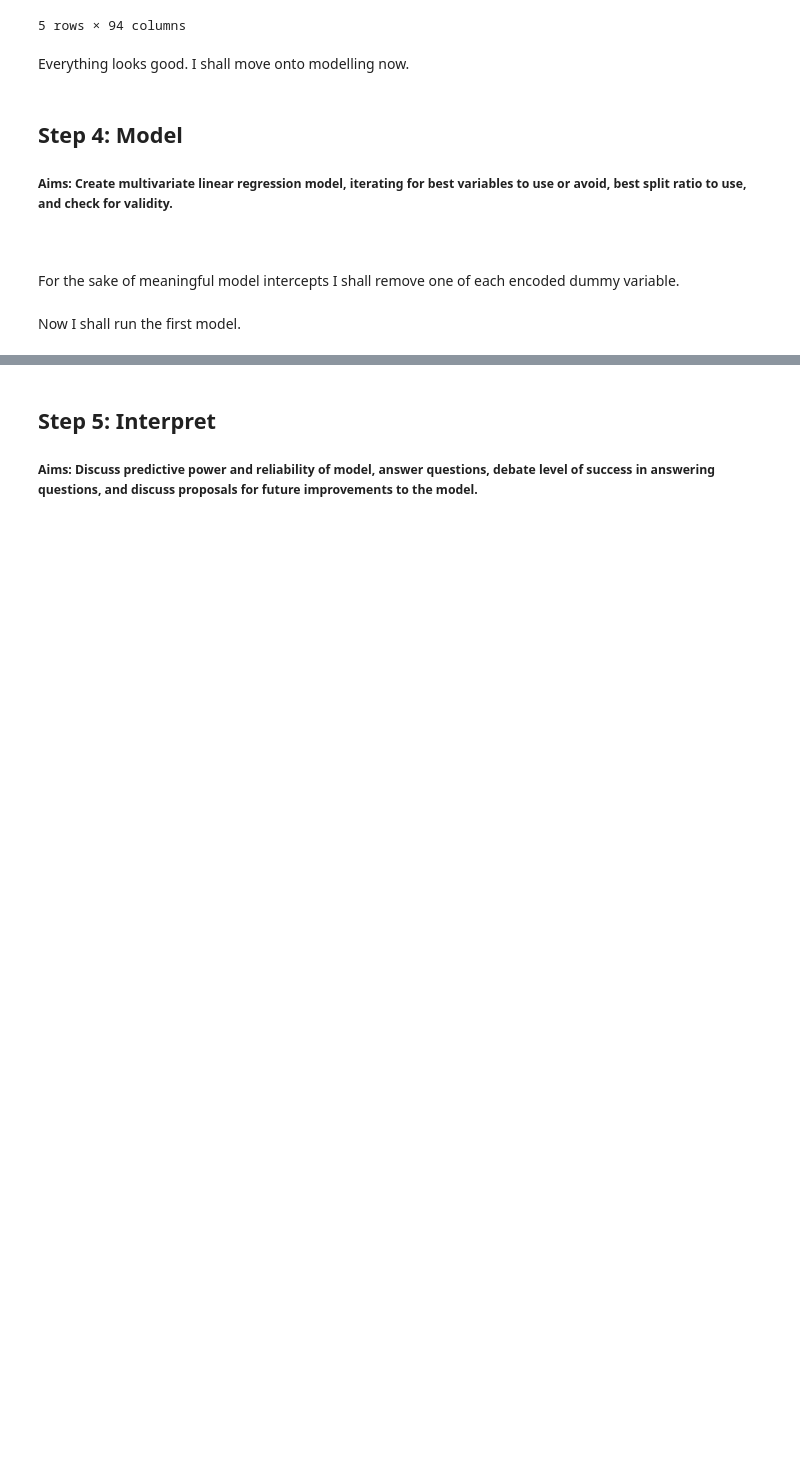
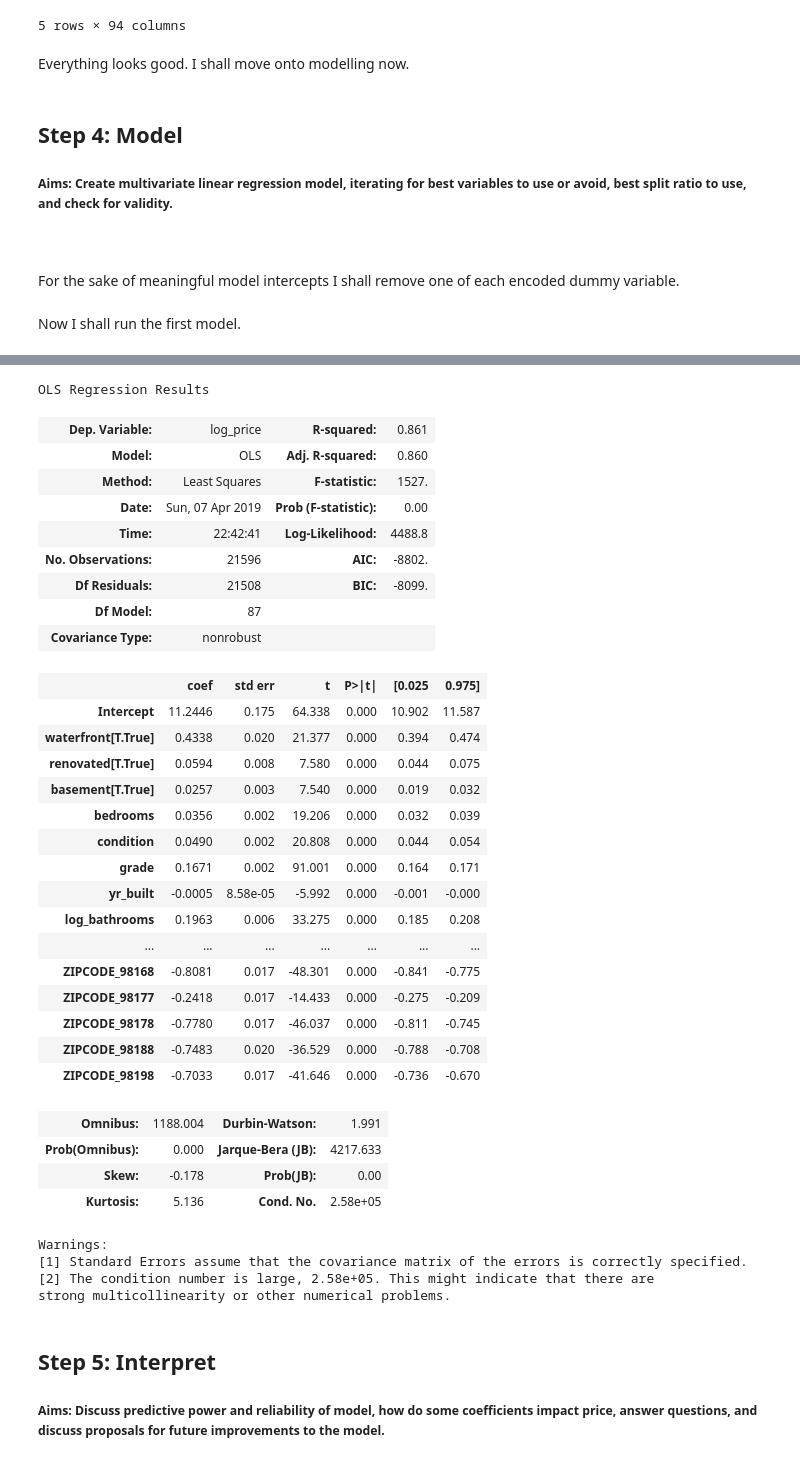
Before and after one commit to MatthewCFreeman/Project-1-KC-Housing-Data, a Jupyter notebook: Project-1-Notebook.ipynb, the cells around one changed output, grey strips where cells are left out. Cells and saved outputs as stored; diff of their text form; code cells hidden in the pictures; blank space fills up the shorter version.

```diff
--- a/Project-1-Notebook.ipynb
+++ b/Project-1-Notebook.ipynb
@@ -817,4 +891,44 @@ adj_r_list.append(adjusted_r_squared)
+# %%
+sum_cols = "+".join(kc_df_features.drop('log_price', axis=1).columns)
+form = "log_price ~" + sum_cols
+model = smf.ols(formula= form, data= kc_df_features).fit()
+model.summary()
+# %% [output]
+OLS Regression Results
+| Dep. Variable: | log_price | R-squared: | 0.861 |
+| Model: | OLS | Adj. R-squared: | 0.860 |
+| Method: | Least Squares | F-statistic: | 1527. |
+| Date: | Sun, 07 Apr 2019 | Prob (F-statistic): | 0.00 |
+| Time: | 22:42:41 | Log-Likelihood: | 4488.8 |
+| No. Observations: | 21596 | AIC: | -8802. |
+| Df Residuals: | 21508 | BIC: | -8099. |
+| Df Model: | 87 |  |  |
+| Covariance Type: | nonrobust |  |  |
+|  | coef | std err | t | P>|t| | [0.025 | 0.975] |
+| Intercept | 11.2446 | 0.175 | 64.338 | 0.000 | 10.902 | 11.587 |
+| waterfront[T.True] | 0.4338 | 0.020 | 21.377 | 0.000 | 0.394 | 0.474 |
+| renovated[T.True] | 0.0594 | 0.008 | 7.580 | 0.000 | 0.044 | 0.075 |
+| basement[T.True] | 0.0257 | 0.003 | 7.540 | 0.000 | 0.019 | 0.032 |
+| bedrooms | 0.0356 | 0.002 | 19.206 | 0.000 | 0.032 | 0.039 |
+| condition | 0.0490 | 0.002 | 20.808 | 0.000 | 0.044 | 0.054 |
+| grade | 0.1671 | 0.002 | 91.001 | 0.000 | 0.164 | 0.171 |
+| yr_built | -0.0005 | 8.58e-05 | -5.992 | 0.000 | -0.001 | -0.000 |
+| log_bathrooms | 0.1963 | 0.006 | 33.275 | 0.000 | 0.185 | 0.208 |
+| ... | ... | ... | ... | ... | ... | ... |
+| ZIPCODE_98168 | -0.8081 | 0.017 | -48.301 | 0.000 | -0.841 | -0.775 |
+| ZIPCODE_98177 | -0.2418 | 0.017 | -14.433 | 0.000 | -0.275 | -0.209 |
+| ZIPCODE_98178 | -0.7780 | 0.017 | -46.037 | 0.000 | -0.811 | -0.745 |
+| ZIPCODE_98188 | -0.7483 | 0.020 | -36.529 | 0.000 | -0.788 | -0.708 |
+| ZIPCODE_98198 | -0.7033 | 0.017 | -41.646 | 0.000 | -0.736 | -0.670 |
+| Omnibus: | 1188.004 | Durbin-Watson: | 1.991 |
+| Prob(Omnibus): | 0.000 | Jarque-Bera (JB): | 4217.633 |
+| Skew: | -0.178 | Prob(JB): | 0.00 |
+| Kurtosis: | 5.136 | Cond. No. | 2.58e+05 |
+Warnings:
+[1] Standard Errors assume that the covariance matrix of the errors is correctly specified.
+[2] The condition number is large, 2.58e+05. This might indicate that there are
+strong multicollinearity or other numerical problems.
 # %% [markdown]
 ## Step 5: Interpret
 
-##### Aims: Discuss predictive power and reliability of model, answer questions, debate level of success in answering questions, and discuss proposals for future improvements to the model.
+##### Aims: Discuss predictive power and reliability of model, how do some coefficients impact price, answer questions, and discuss proposals for future improvements to the model.
```
Also changed, not shown: parts of 20 cells of this notebook.
